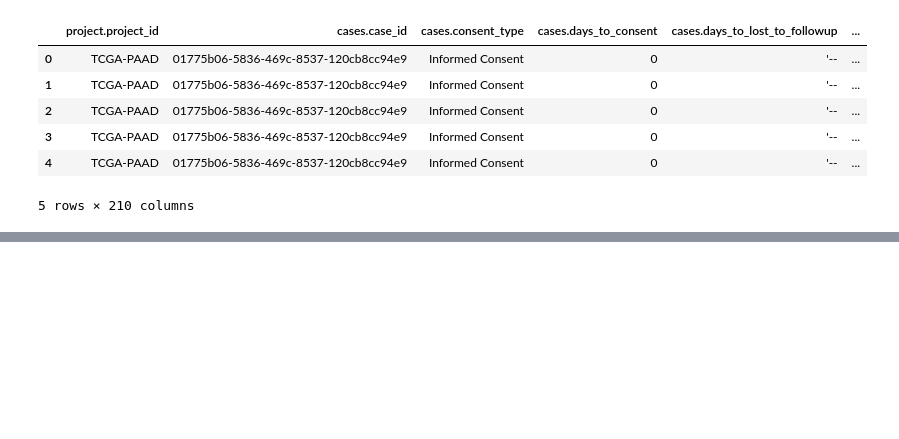
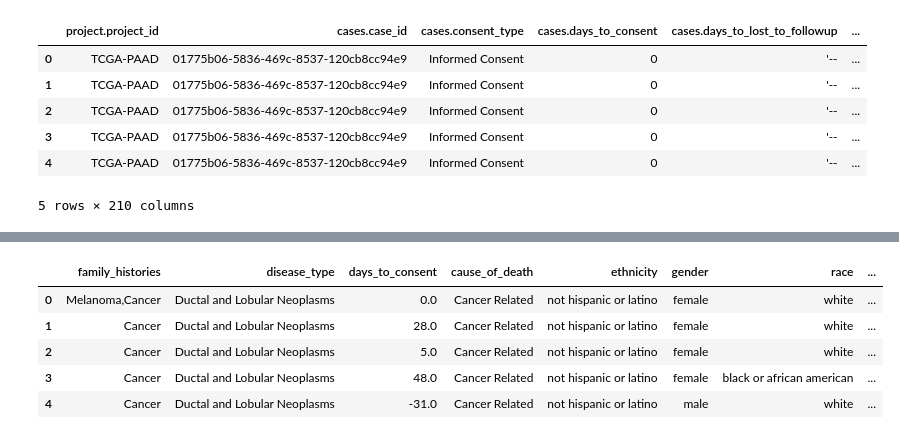
Before and after one commit to Pranshu321/Pancreatic-Cancer-Immunotherapy-Response-Prediction, a Jupyter notebook: clinical.ipynb, the cells around one changed output, grey strips where cells are left out. Saved outputs shown, nothing was run; the diff lists cells and outputs as text; code cells hidden in the pictures; blank space fills up the shorter version.

```diff
--- a/clinical.ipynb
+++ b/clinical.ipynb
@@ -19,0 +195,11 @@ clinical.head()
+# %%
+df = df.drop(columns=["demographic", "exposures", "follow_ups"])
+# %%
+df.head()
+# %% [output]
+|  | family_histories | disease_type | days_to_consent | cause_of_death | ethnicity | gender | race | ... |
+| 0 | Melanoma,Cancer | Ductal and Lobular Neoplasms | 0.0 | Cancer Related | not hispanic or latino | female | white | ... |
+| 1 | Cancer | Ductal and Lobular Neoplasms | 28.0 | Cancer Related | not hispanic or latino | female | white | ... |
+| 2 | Cancer | Ductal and Lobular Neoplasms | 5.0 | Cancer Related | not hispanic or latino | female | white | ... |
+| 3 | Cancer | Ductal and Lobular Neoplasms | 48.0 | Cancer Related | not hispanic or latino | female | black or african american | ... |
+| 4 | Cancer | Ductal and Lobular Neoplasms | -31.0 | Cancer Related | not hispanic or latino | male | white | ... |
```
Also changed, not shown: parts of 33 cells of this notebook, 1 other file.
